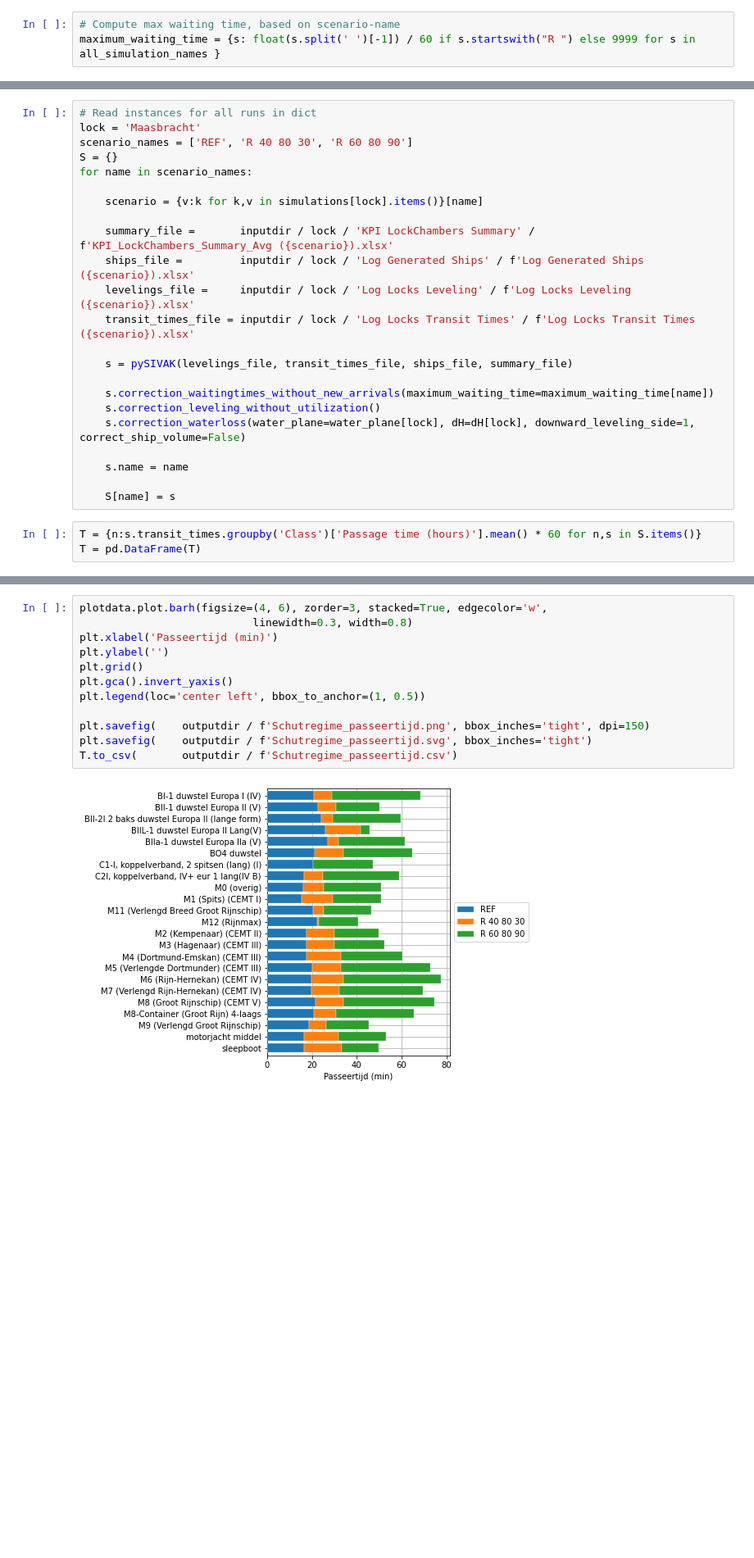
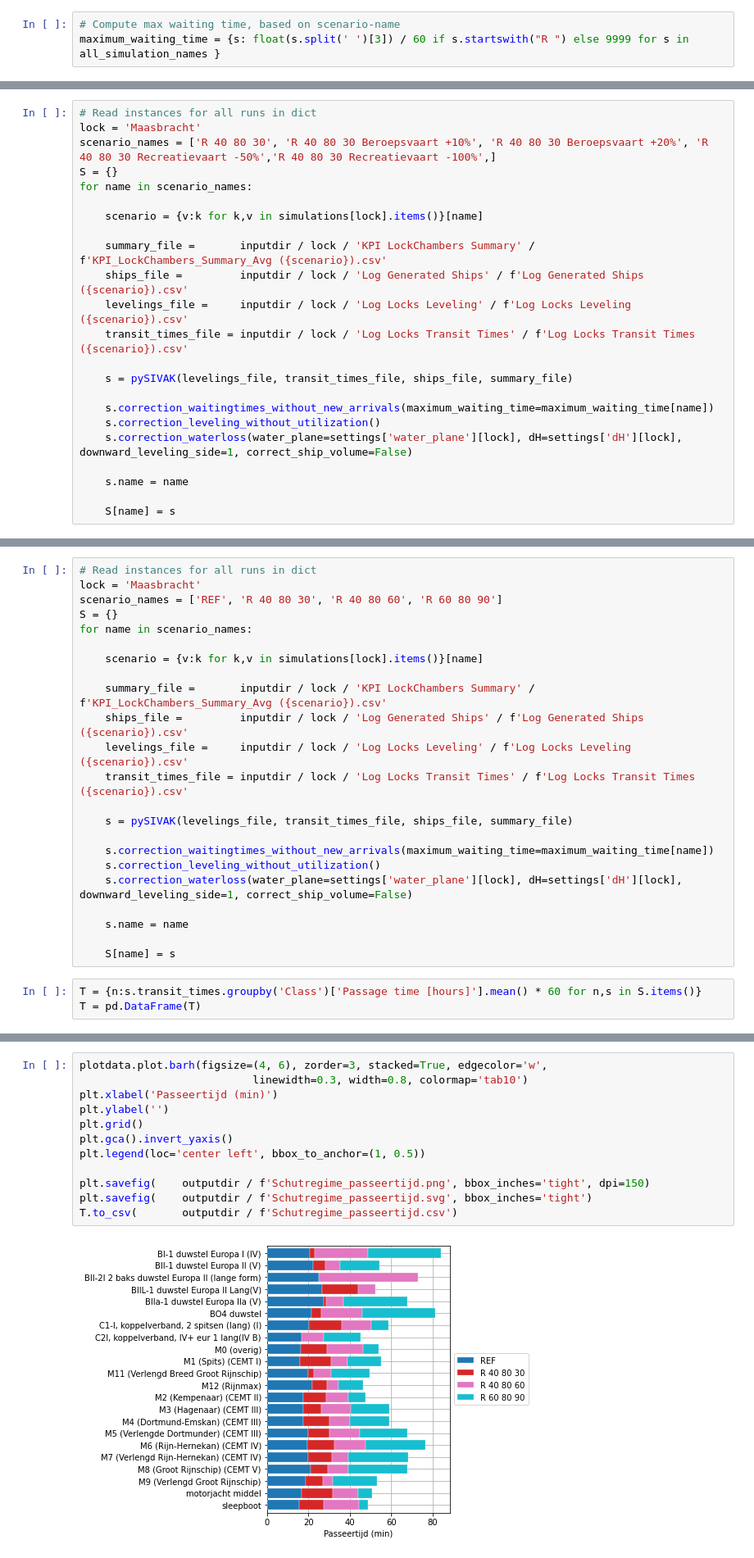
Before and after one commit to jurjendejong/pySIVAK, a Jupyter notebook: Vergelijking_simulaties.ipynb, the cells around one changed output, grey strips where cells are left out. Shown: that part at 82% size. Saved outputs shown, nothing was run; the diff lists cells and outputs as text; blank space fills up the shorter version.

```diff
--- a/Vergelijking_simulaties.ipynb
+++ b/Vergelijking_simulaties.ipynb
@@ -31,6 +28,6 @@ with open(settingsdir / 'simulations.json') as f:
 all_simulation_names = [name for lock, scenarios in simulations.items() for id,name in scenarios.items()]
 # %%
 # Compute max waiting time, based on scenario-name
-maximum_waiting_time = {s: float(s.split(' ')[-1]) / 60 if s.startswith("R ") else 9999 for s in all_simulation_names }
+maximum_waiting_time = {s: float(s.split(' ')[3]) / 60 if s.startswith("R ") else 9999 for s in all_simulation_names }
 # %% [markdown]
 # Effect of replications
@@ -190,0 +187,23 @@ D.to_csv(       outputdir / f'Vloot.csv')
+# %%
+# Read instances for all runs in dict
+lock = 'Maasbracht'
+scenario_names = ['R 40 80 30', 'R 40 80 30 Beroepsvaart +10%', 'R 40 80 30 Beroepsvaart +20%', 'R 40 80 30 Recreatievaart -50%','R 40 80 30 Recreatievaart -100%',]
+S = {}
+for name in scenario_names:
+
+    scenario = {v:k for k,v in simulations[lock].items()}[name]
+
+    summary_file =       inputdir / lock / 'KPI LockChambers Summary' / f'KPI_LockChambers_Summary_Avg ({scenario}).csv'
+    ships_file =         inputdir / lock / 'Log Generated Ships' / f'Log Generated Ships ({scenario}).csv'
+    levelings_file =     inputdir / lock / 'Log Locks Leveling' / f'Log Locks Leveling ({scenario}).csv'
+    transit_times_file = inputdir / lock / 'Log Locks Transit Times' / f'Log Locks Transit Times ({scenario}).csv'
+
+    s = pySIVAK(levelings_file, transit_times_file, ships_file, summary_file)
+
+    s.correction_waitingtimes_without_new_arrivals(maximum_waiting_time=maximum_waiting_time[name])
+    s.correction_leveling_without_utilization()
+    s.correction_waterloss(water_plane=settings['water_plane'][lock], dH=settings['dH'][lock], downward_leveling_side=1, correct_ship_volume=False)
+
+    s.name = name
+
+    S[name] = s
@@ -193,28 +230,28 @@ D.to_csv(       outputdir / f'Vloot.csv')
 # %%
 # Read instances for all runs in dict
 lock = 'Maasbracht'
-scenario_names = ['REF', 'R 40 80 30', 'R 60 80 90']
+scenario_names = ['REF', 'R 40 80 30', 'R 40 80 60', 'R 60 80 90']
 S = {}
 for name in scenario_names:
 
     scenario = {v:k for k,v in simulations[lock].items()}[name]
 
-    summary_file =       inputdir / lock / 'KPI LockChambers Summary' / f'KPI_LockChambers_Summary_Avg ({scenario}).xlsx'
-    ships_file =         inputdir / lock / 'Log Generated Ships' / f'Log Generated Ships ({scenario}).xlsx'
-    levelings_file =     inputdir / lock / 'Log Locks Leveling' / f'Log Locks Leveling ({scenario}).xlsx'
-    transit_times_file = inputdir / lock / 'Log Locks Transit Times' / f'Log Locks Transit Times ({scenario}).xlsx'
+    summary_file =       inputdir / lock / 'KPI LockChambers Summary' / f'KPI_LockChambers_Summary_Avg ({scenario}).csv'
+    ships_file =         inputdir / lock / 'Log Generated Ships' / f'Log Generated Ships ({scenario}).csv'
+    levelings_file =     inputdir / lock / 'Log Locks Leveling' / f'Log Locks Leveling ({scenario}).csv'
+    transit_times_file = inputdir / lock / 'Log Locks Transit Times' / f'Log Locks Transit Times ({scenario}).csv'
 
     s = pySIVAK(levelings_file, transit_times_file, ships_file, summary_file)
 
     s.correction_waitingtimes_without_new_arrivals(maximum_waiting_time=maximum_waiting_time[name])
     s.correction_leveling_without_utilization()
-    s.correction_waterloss(water_plane=water_plane[lock], dH=dH[lock], downward_leveling_side=1, correct_ship_volume=False)
+    s.correction_waterloss(water_plane=settings['water_plane'][lock], dH=settings['dH'][lock], downward_leveling_side=1, correct_ship_volume=False)
 
     s.name = name
 
     S[name] = s
 # %%
-T = {n:s.transit_times.groupby('Class')['Passage time (hours)'].mean() * 60 for n,s in S.items()}
+T = {n:s.transit_times.groupby('Class')['Passage time [hours]'].mean() * 60 for n,s in S.items()}
 T = pd.DataFrame(T)
 # %%
 def diff(df):
@@ -228,15 +265,15 @@ def diff(df):
 plotdata = diff(T)
 # %%
 plotdata.plot.barh(figsize=(4, 6), zorder=3, stacked=True, edgecolor='w',
-                           linewidth=0.3, width=0.8)
+                           linewidth=0.3, width=0.8, colormap='tab10')
 plt.xlabel('Passeertijd (min)')
 plt.ylabel('')
 plt.grid()
 plt.gca().invert_yaxis()
 plt.legend(loc='center left', bbox_to_anchor=(1, 0.5))
 
 plt.savefig(    outputdir / f'Schutregime_passeertijd.png', bbox_inches='tight', dpi=150)
 plt.savefig(    outputdir / f'Schutregime_passeertijd.svg', bbox_inches='tight')
 T.to_csv(       outputdir / f'Schutregime_passeertijd.csv')
 # %% [output]
-[figure, old version]
+[figure, new version]
```
Also changed, not shown: parts of 28 cells of this notebook, 7 other files.
